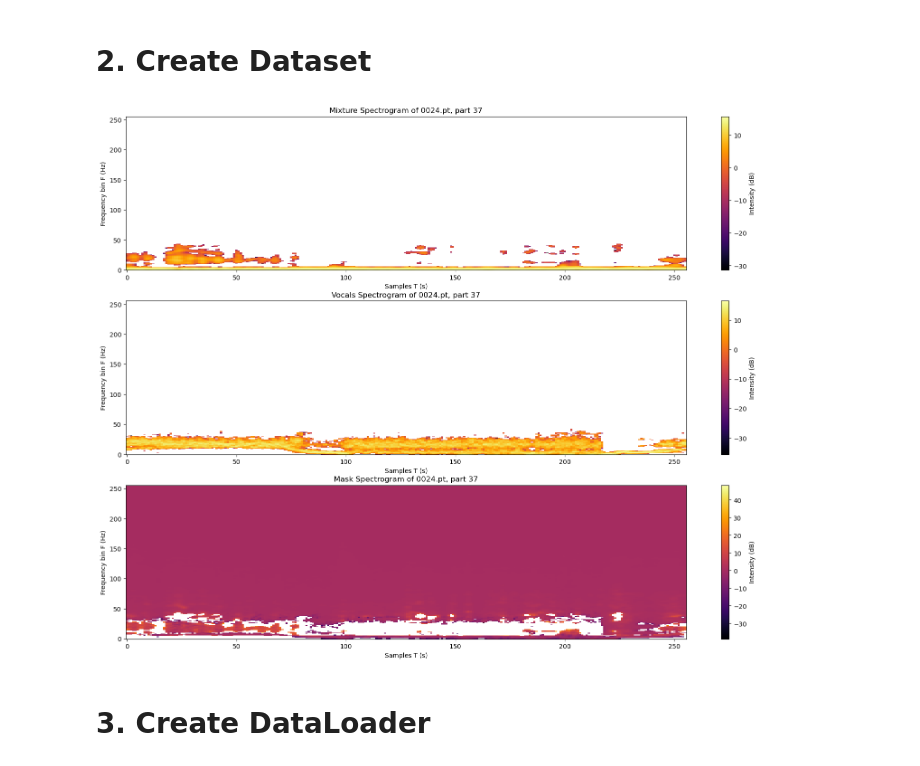
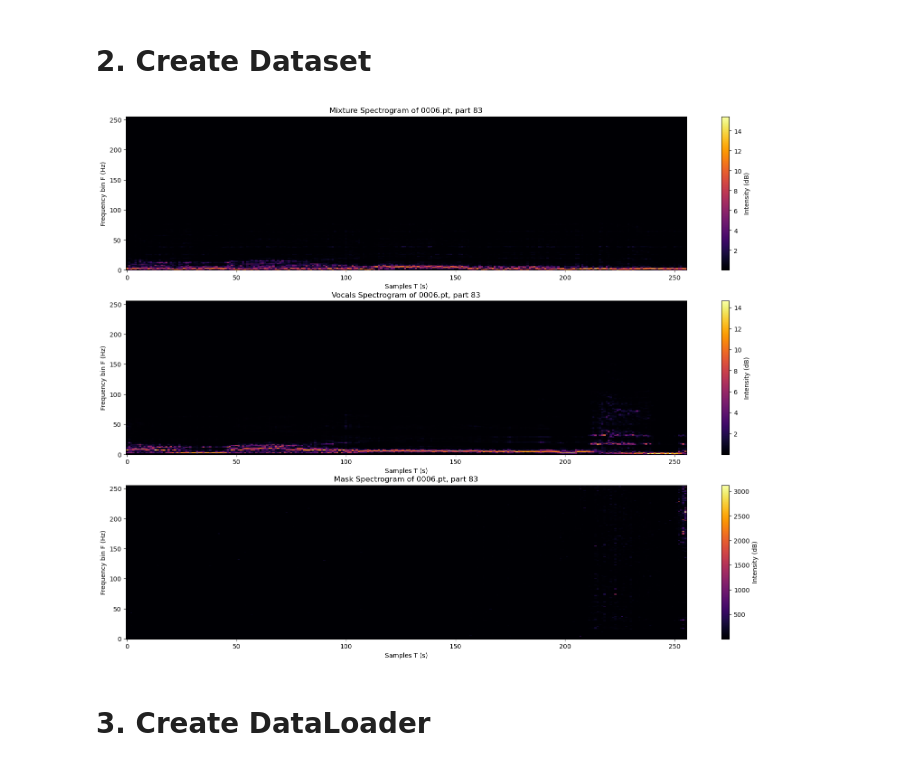
Before and after one commit to NicholasGranlund/SSY340-Music-Isolation-Project, a Jupyter notebook: music_isolator.ipynb, the cells around one changed output. Cells and saved outputs as stored; diff of their text form; code cells hidden in the pictures.

```diff
--- a/music_isolator.ipynb
+++ b/music_isolator.ipynb
@@ -15,16 +15,20 @@ class MUSDB18Spectrogram:
     Class to compute and visualize spectrograms of audio files.
 
     Args:
-        wav_file_path (str): Path to the WAV file.
+        spectrogram_tensor (torch.Tensor): Tensor containing spectrogram data of shape (2, F, T),
+                                           where F represents the frequency bins and T represents the time bins.
+        name (str, optional): Name of the audio file. Default is 'NONAME'.
 
     Attributes:
-        wav_file_path (str): Path to the WAV file.
-        audio_name (str): Name of the audio file extracted from the path.
-        signal (np.ndarray): Audio signal loaded from the WAV file.
-        sample_rate (int): Sample rate of the audio signal.
-        f (np.ndarray): Frequency bins of the spectrogram.
-        t (np.ndarray): Time bins of the spectrogram.
-        spectrogram (np.ndarray): Computed spectrogram of the audio signal.
+        mix (torch.Tensor): Spectrogram tensor for the audio mixture (shape: (1, F, T)).
+        voc (torch.Tensor): Spectrogram tensor for the isolated vocals (shape: (1, F, T)).
+        mask (torch.Tensor): Mask spectrogram computed as vocals / mixture (shape: (1, F, T)).
+        t (torch.Tensor): Time bins of the spectrogram.
+        f (torch.Tensor): Frequency bins of the spectrogram.
+        name (str): Name of the audio file.
+
+    Methods:
+        visualize(): Visualizes the mixture, vocals, and mask spectrograms.
     """
     def __init__(self, spectrogram_tensor: torch.tensor, name: str='NONAME'):
         """
@@ -39,33 +43,34 @@ class MUSDB18Spectrogram:
 
     def visualize(self):
         """
-        Visualize the spectrograms.
+        Visualize the mixture, vocals, and mask spectrograms.
         """
         # Plot the spectrograms
         fig, axes = plt.subplots(3, 1, figsize=(20, 15))
 
         # Plot the mixture spectrogram
-        im1 = axes[0].pcolormesh(self.t, self.f, 10 * torch.log10(self.mix[0] + 1e-8), cmap='inferno')  # Applying log scale for better visualization
+        im1 = axes[0].pcolormesh(self.t, self.f, self.mix[0], cmap='inferno')  # Applying log scale for better visualization
         axes[0].set_ylabel('Frequency bin F (Hz)')
         axes[0].set_xlabel('Samples T (s)')
         axes[0].set_title(f'Mixture Spectrogram of {self.name}')
         plt.colorbar(im1, ax=axes[0], label='Intensity (dB)')  # Add colorbar to the subplot
 
         # Plot the vocals spectrogram
-        im2 = axes[1].pcolormesh(self.t, self.f, 10 * torch.log10(self.voc[0] + 1e-8), cmap='inferno')  # Applying log scale for better visualization
+        im2 = axes[1].pcolormesh(self.t, self.f, self.voc[0], cmap='inferno')  # Applying log scale for better visualization
         axes[1].set_ylabel('Frequency bin F (Hz)')
         axes[1].set_xlabel('Samples T (s)')
         axes[1].set_title(f'Vocals Spectrogram of {self.name}')
         plt.colorbar(im2, ax=axes[1], label='Intensity (dB)')  # Add colorbar to the subplot
 
         # Plot the mask spectrogram
-        im3 = axes[2].pcolormesh(self.t, self.f, 10 * torch.log10(self.mask[0] + 1e-8), cmap='inferno')  # Applying log scale for better visualization
+        im3 = axes[2].pcolormesh(self.t, self.f, self.mask[0], cmap='inferno')  # Applying log scale for better visualization
         axes[2].set_ylabel('Frequency bin F (Hz)')
         axes[2].set_xlabel('Samples T (s)')
         axes[2].set_title(f'Mask Spectrogram of {self.name}')
         plt.colorbar(im3, ax=axes[2], label='Intensity (dB)')  # Add colorbar to the subplot
 
-        plt.show()  # Display the plot
+        # Display the plot
+        plt.show()
 # %%
 filename = './music_data/musdb18hq_processed/train_spectrograms/0007.pt'
 spectrogram_tensor = torch.load(filename)
@@ -177,19 +182,21 @@ from torchvision.transforms import Normalize, GaussianBlur, ToTensor
 train_spectrogram_library = './music_data/musdb18hq_processed/train_spectrograms/'
 val_spectrogram_library = './music_data/musdb18hq_processed/val_spectrograms/'
 test_spectrogram_library = './music_data/musdb18hq_processed/test_spectrograms/'
+cpu_train_spectrogram_library = './music_data/musdb18hq_processed/cpu_train_spectrograms/'
 
 mean = [0.485]
 std = [0.229]
 
 transform_composition = Compose([Normalize(mean=mean,std=std), GaussianBlur(5)])
-music_dataset_train = MUSDB18Dataset(train_spectrogram_library, transform_composition)
-music_dataset_val = MUSDB18Dataset(val_spectrogram_library, transform_composition)
-music_dataset_test = MUSDB18Dataset(test_spectrogram_library, transform_composition)
+#music_dataset_train = MUSDB18Dataset(train_spectrogram_library, transform_composition)
+#music_dataset_val = MUSDB18Dataset(val_spectrogram_library, transform_composition)
+#music_dataset_test = MUSDB18Dataset(test_spectrogram_library, transform_composition)
+music_dataset_cpu = MUSDB18Dataset(cpu_train_spectrogram_library, transform=None)
 # %%
 # Show how the transform has impacted the image / spectrogram
-music_dataset_test.show_spectrogram(index=400)
+music_dataset_cpu.show_spectrogram(index=400)
 # %% [output]
-[figure, old version]
+[figure, new version]
 # %% [markdown]
 # 3. Create DataLoader
 # %%
```
Also changed, not shown: parts of 7 cells of this notebook.
